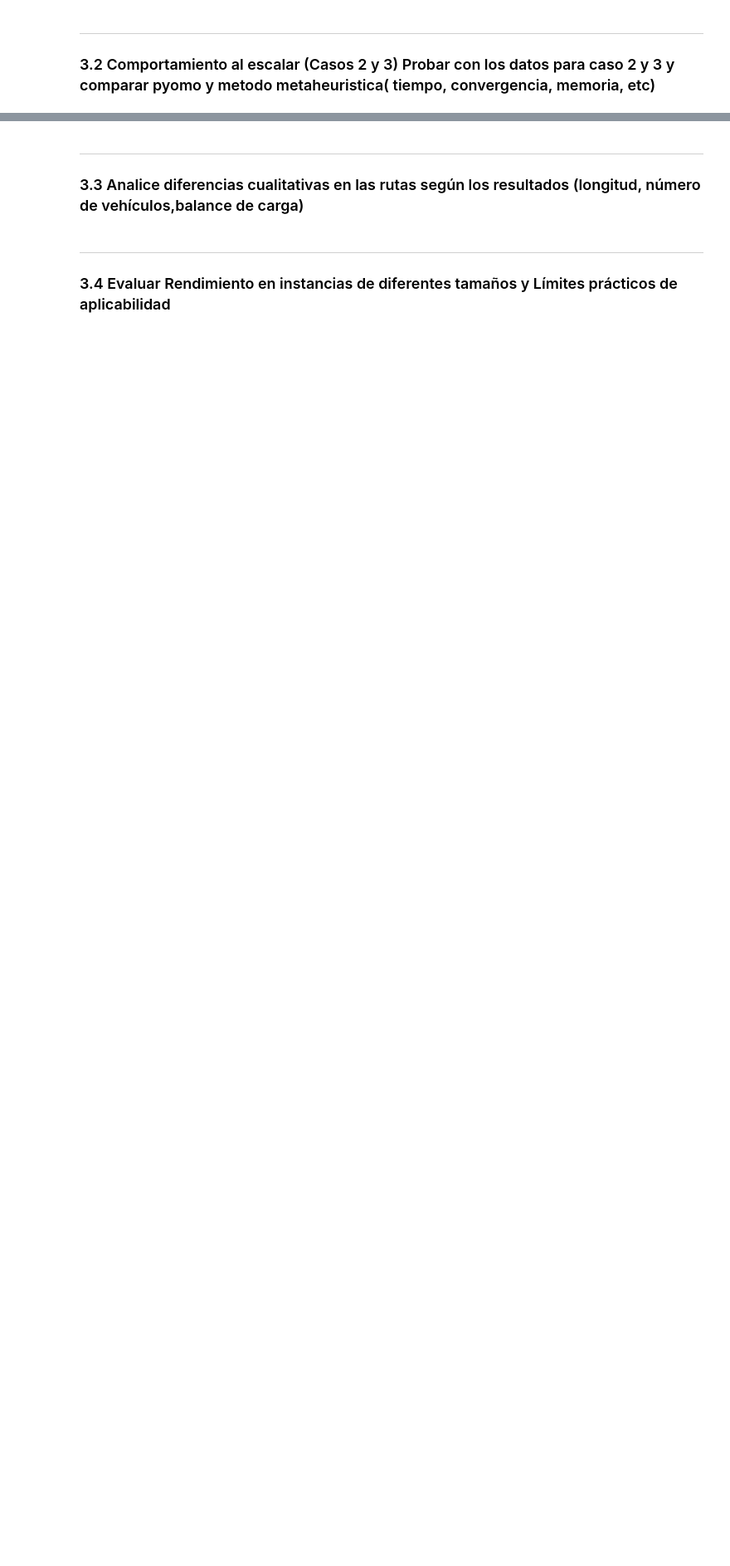
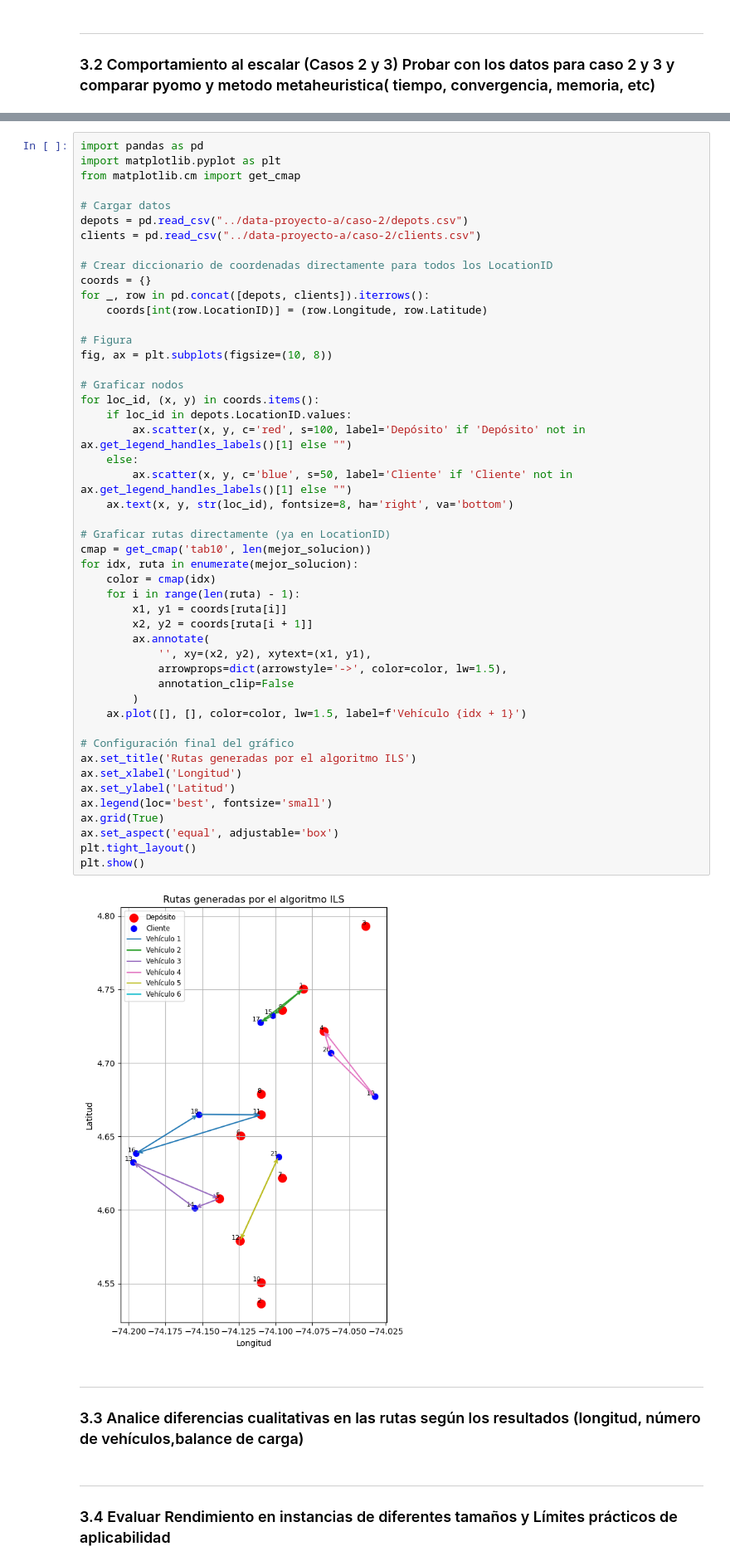
Before and after one commit to Proyectos-MOS/Proyecto-Etapa-3, a Jupyter notebook: proyectoetapa3/proyecto_etapa3.ipynb, the cells around one changed output, grey strips where cells are left out. Shown: that part at 83% size. Saved outputs shown, nothing was run; the diff lists cells and outputs as text; blank space fills up the shorter version.

Commit message:
Solución caso 2

```diff
--- a/proyectoetapa3/proyecto_etapa3.ipynb
+++ b/proyectoetapa3/proyecto_etapa3.ipynb
@@ -544,3 +861,53 @@ En conclusión, la metaheurística ILS destaca por su rapidez y eficiencia en el
+# %%
+import pandas as pd
+import matplotlib.pyplot as plt
+from matplotlib.cm import get_cmap
+
+# Cargar datos
+depots = pd.read_csv("../data-proyecto-a/caso-2/depots.csv")
+clients = pd.read_csv("../data-proyecto-a/caso-2/clients.csv")
+
+# Crear diccionario de coordenadas directamente para todos los LocationID
+coords = {}
+for _, row in pd.concat([depots, clients]).iterrows():
+    coords[int(row.LocationID)] = (row.Longitude, row.Latitude)
+
+# Figura
+fig, ax = plt.subplots(figsize=(10, 8))
+
+# Graficar nodos
+for loc_id, (x, y) in coords.items():
+    if loc_id in depots.LocationID.values:
+        ax.scatter(x, y, c='red', s=100, label='Depósito' if 'Depósito' not in ax.get_legend_handles_labels()[1] else "")
+    else:
+        ax.scatter(x, y, c='blue', s=50, label='Cliente' if 'Cliente' not in ax.get_legend_handles_labels()[1] else "")
+    ax.text(x, y, str(loc_id), fontsize=8, ha='right', va='bottom')
+
+# Graficar rutas directamente (ya en LocationID)
+cmap = get_cmap('tab10', len(mejor_solucion))
+for idx, ruta in enumerate(mejor_solucion):
+    color = cmap(idx)
+    for i in range(len(ruta) - 1):
+        x1, y1 = coords[ruta[i]]
+        x2, y2 = coords[ruta[i + 1]]
+        ax.annotate(
+            '', xy=(x2, y2), xytext=(x1, y1),
+            arrowprops=dict(arrowstyle='->', color=color, lw=1.5),
+            annotation_clip=False
+        )
+    ax.plot([], [], color=color, lw=1.5, label=f'Vehículo {idx + 1}')
+
+# Configuración final del gráfico
+ax.set_title('Rutas generadas por el algoritmo ILS')
+ax.set_xlabel('Longitud')
+ax.set_ylabel('Latitud')
+ax.legend(loc='best', fontsize='small')
+ax.grid(True)
+ax.set_aspect('equal', adjustable='box')
+plt.tight_layout()
+plt.show()
+# %% [output]
+[figure, added]
 # %% [markdown]
 ---
 ### 3.3 Analice diferencias cualitativas en las rutas según los resultados (longitud, número de vehículos,balance de carga)
```
Also changed, not shown: parts of 9 cells of this notebook, 14 other files.
